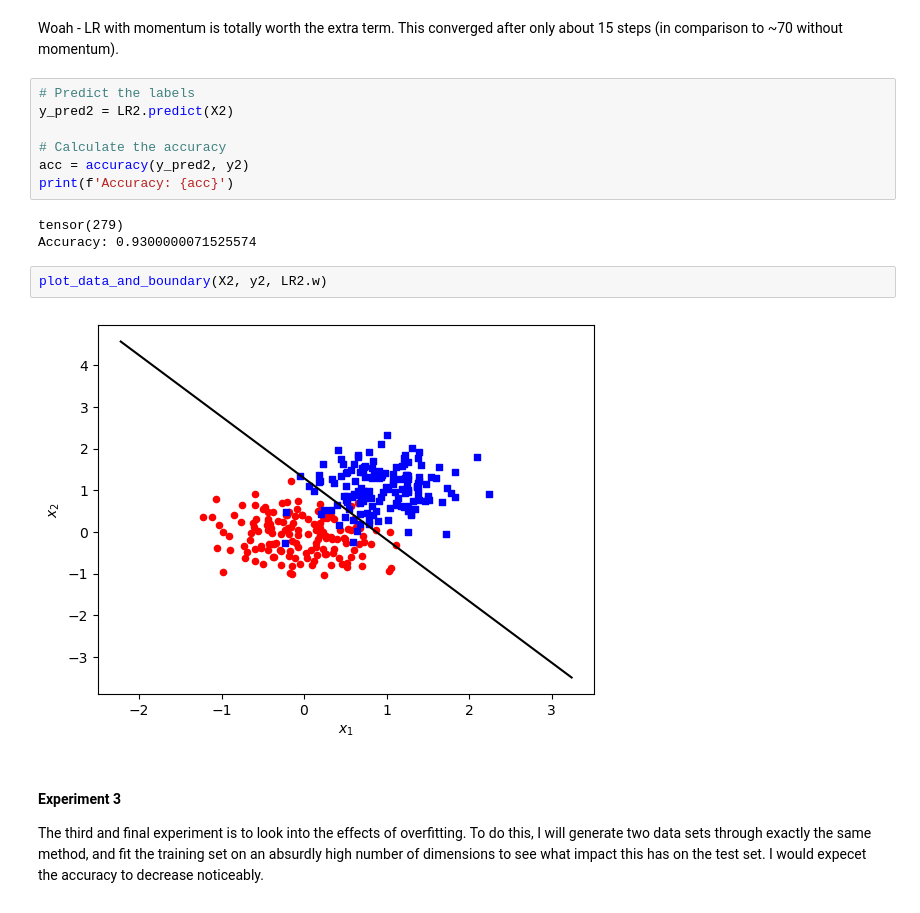
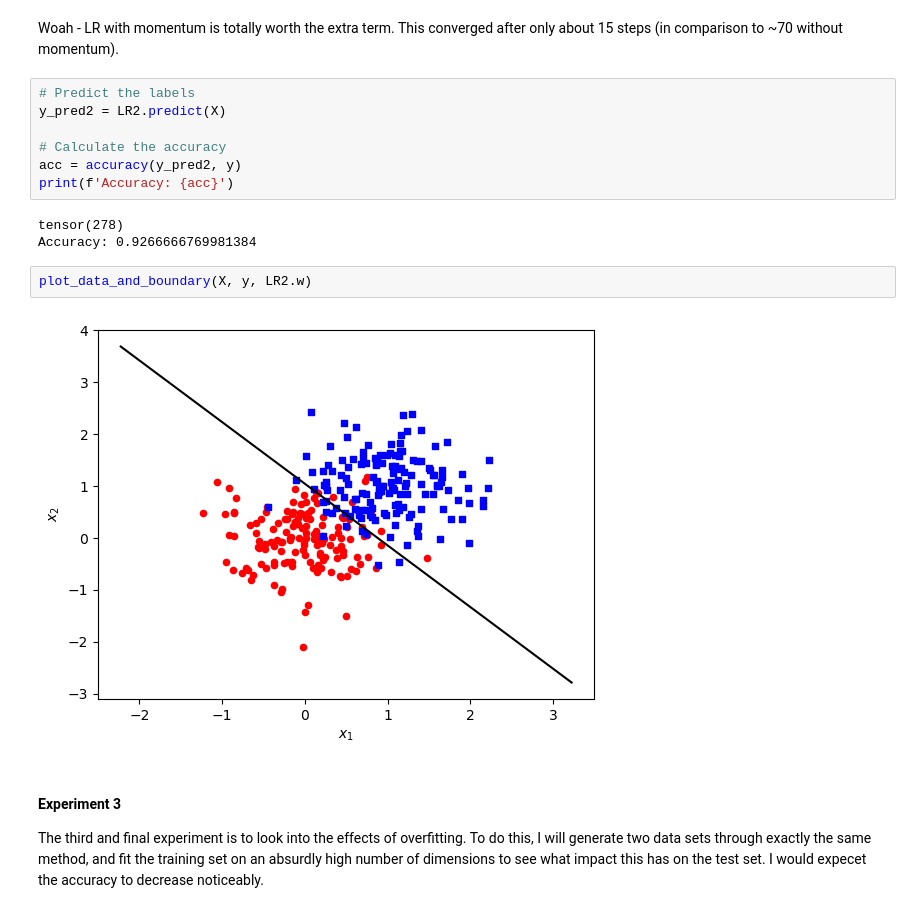
Before and after one commit to ShadowedSpace/ShadowedSpace.github.io, a Jupyter notebook: posts/BP7/BP7.ipynb, the cells around one changed output. Drawn from its saved outputs; the diff is of its cells as text.

```diff
--- a/posts/BP7/BP7.ipynb
+++ b/posts/BP7/BP7.ipynb
@@ -131,18 +134,18 @@ plt.xlim(0, 50)
 Woah - LR with momentum is totally worth the extra term. This converged after only about 15 steps (in comparison to ~70 without momentum).
 # %%
 # Predict the labels
-y_pred2 = LR2.predict(X2)
+y_pred2 = LR2.predict(X)
 
 # Calculate the accuracy
-acc = accuracy(y_pred2, y2)
+acc = accuracy(y_pred2, y)
 print(f'Accuracy: {acc}')
 # %% [output]
-tensor(279)
-Accuracy: 0.9300000071525574
+tensor(278)
+Accuracy: 0.9266666769981384
 # %%
-plot_data_and_boundary(X2, y2, LR2.w)
+plot_data_and_boundary(X, y, LR2.w)
 # %% [output]
-[figure, old version]
+[figure, new version]
 # %% [markdown]
 #### Experiment 3
 The third and final experiment is to look into the effects of overfitting. To do this, I will generate two data sets through exactly the same method, and fit the training set on an absurdly high number of dimensions to see what impact this has on the test set. I would expecet the accuracy to decrease noticeably.
```
Also changed, not shown: parts of 6 cells of this notebook, 9 other files.
